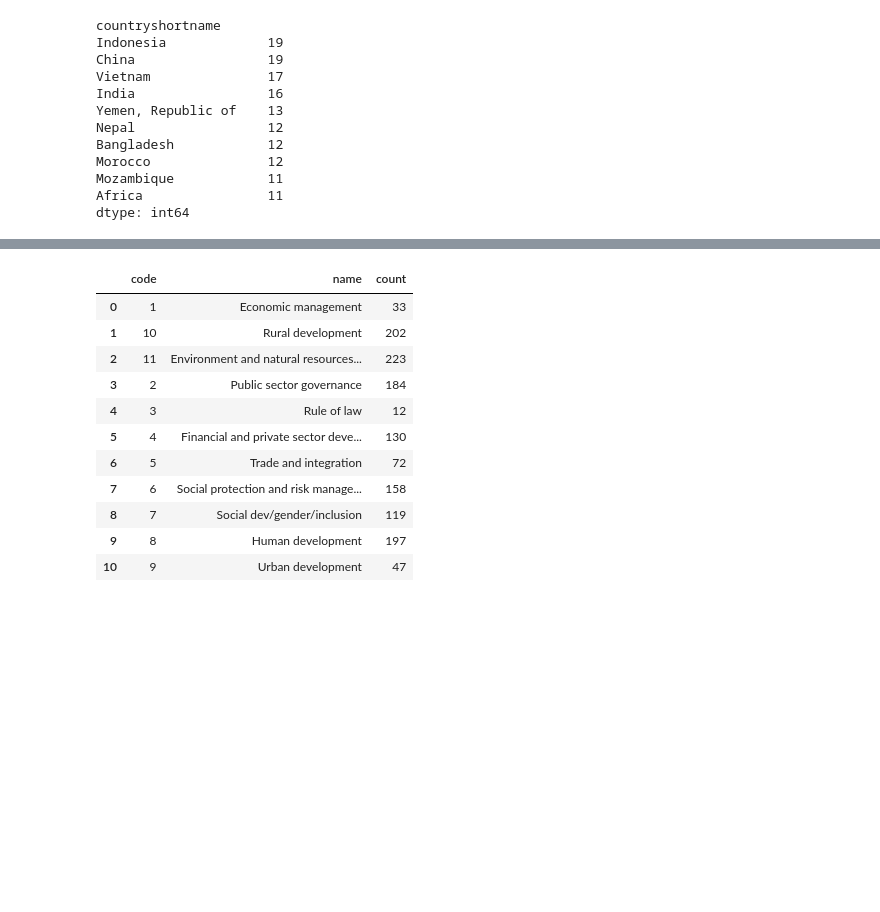
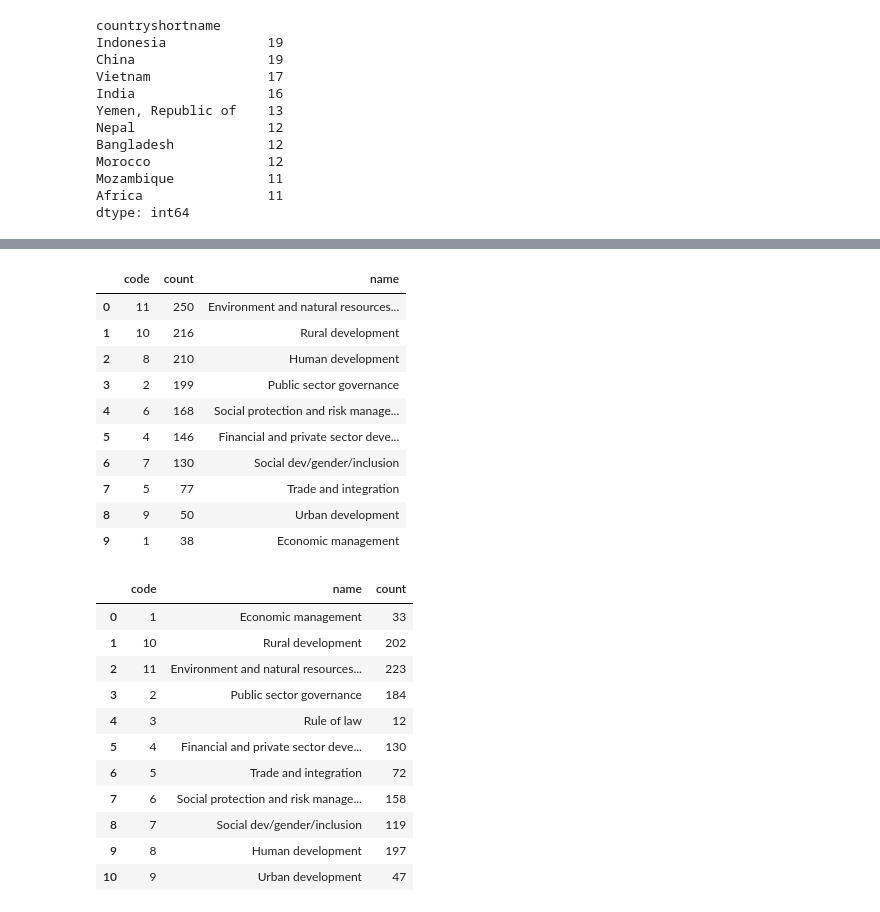
Before and after one commit to ThomasLucas/SlideRule-DataScience_Intensive-Code, a Jupyter notebook: data_wrangling_json/sliderule_dsi_json_exercise.ipynb, the cells around one changed output, grey strips where cells are left out. Cells and saved outputs as stored; diff of their text form; code cells hidden in the pictures; blank space fills up the shorter version.

```diff
--- a/data_wrangling_json/sliderule_dsi_json_exercise.ipynb
+++ b/data_wrangling_json/sliderule_dsi_json_exercise.ipynb
@@ -181,3 +182,28 @@ dtype: int64
+# %%
+# Using the merge command we can combine these two tables and have the name
+# of the themes next to the code and count values
+
+final_table = pd.merge(d2, d2_2, how='inner', left_on='code', right_on='code', left_index=False, right_index=False)
+
+new_columns = final_table.columns.values
+new_columns[1] = 'count'
+final_table.columns = new_columns
+
+del final_table['0_y']
+
+final_table
+# %% [output]
+|  | code | count | name |
+| 0 | 11 | 250 | Environment and natural resources... |
+| 1 | 10 | 216 | Rural development |
+| 2 | 8 | 210 | Human development |
+| 3 | 2 | 199 | Public sector governance |
+| 4 | 6 | 168 | Social protection and risk manage... |
+| 5 | 4 | 146 | Financial and private sector deve... |
+| 6 | 7 | 130 | Social dev/gender/inclusion |
+| 7 | 5 | 77 | Trade and integration |
+| 8 | 9 | 50 | Urban development |
+| 9 | 1 | 38 | Economic management |
 # %%
 #### Question 3 ####
 
```
Also changed, not shown: parts of 3 cells of this notebook.
